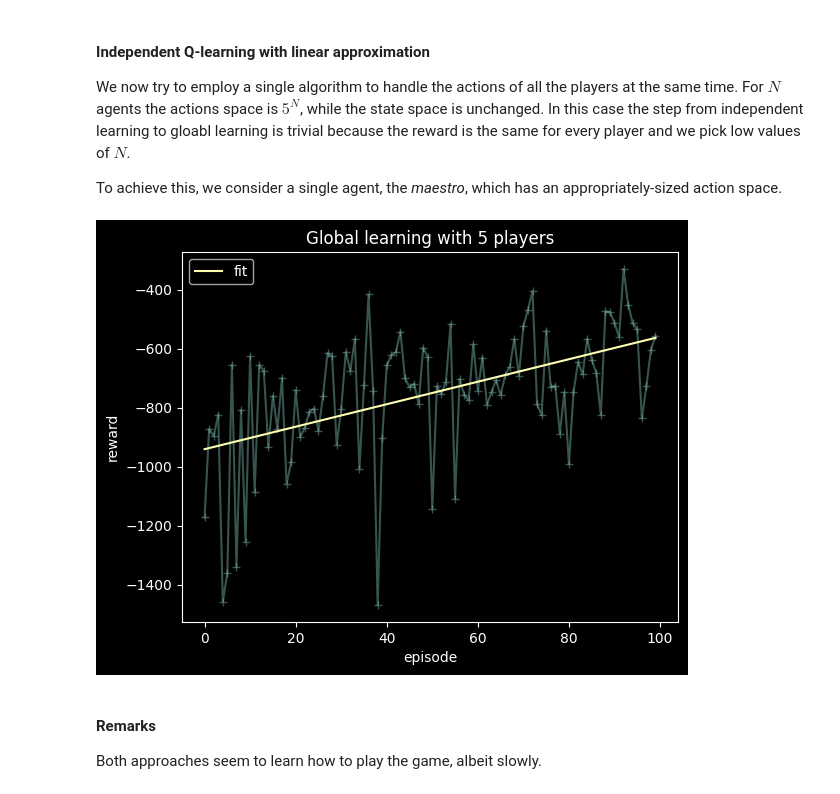
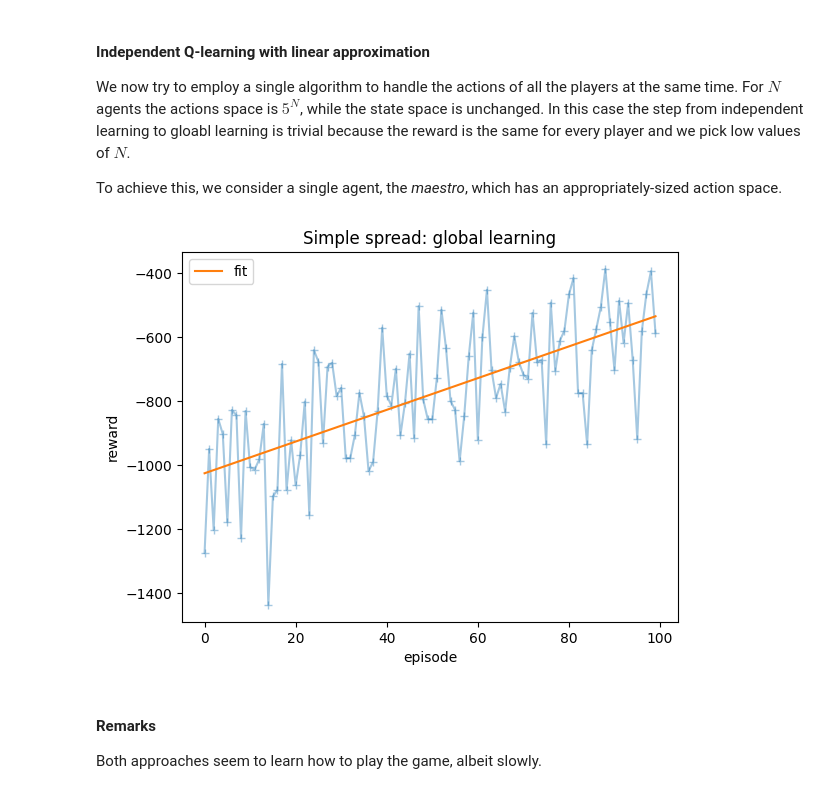
Before and after one commit to afflint/rlcoding, a Jupyter notebook: 2024-25/L7-multiagent-rl.ipynb, the cells around one changed output. Saved outputs shown, nothing was run; the diff lists cells and outputs as text; code cells hidden in the pictures.

```diff
--- a/2024-25/L7-multiagent-rl.ipynb
+++ b/2024-25/L7-multiagent-rl.ipynb
@@ -337,11 +345,11 @@ env = simple_spread_v3.parallel_env(
 	local_ratio = 0,
 )
 
-spread_gql_reward = spread_gql(env)
+spread_gql_reward = global_qlearning(env)
 # %%
-plot_reward_fit(spread_gql_reward, f"Global learning with {NUM_AGENTS} players")
+plot_reward_fit(spread_gql_reward["agent_0"], f"Simple spread: global learning")
 # %% [output]
-[figure, old version]
+[figure, new version]
 # %% [markdown]
 #### Remarks
 
```
Also changed, not shown: parts of 15 cells of this notebook.
